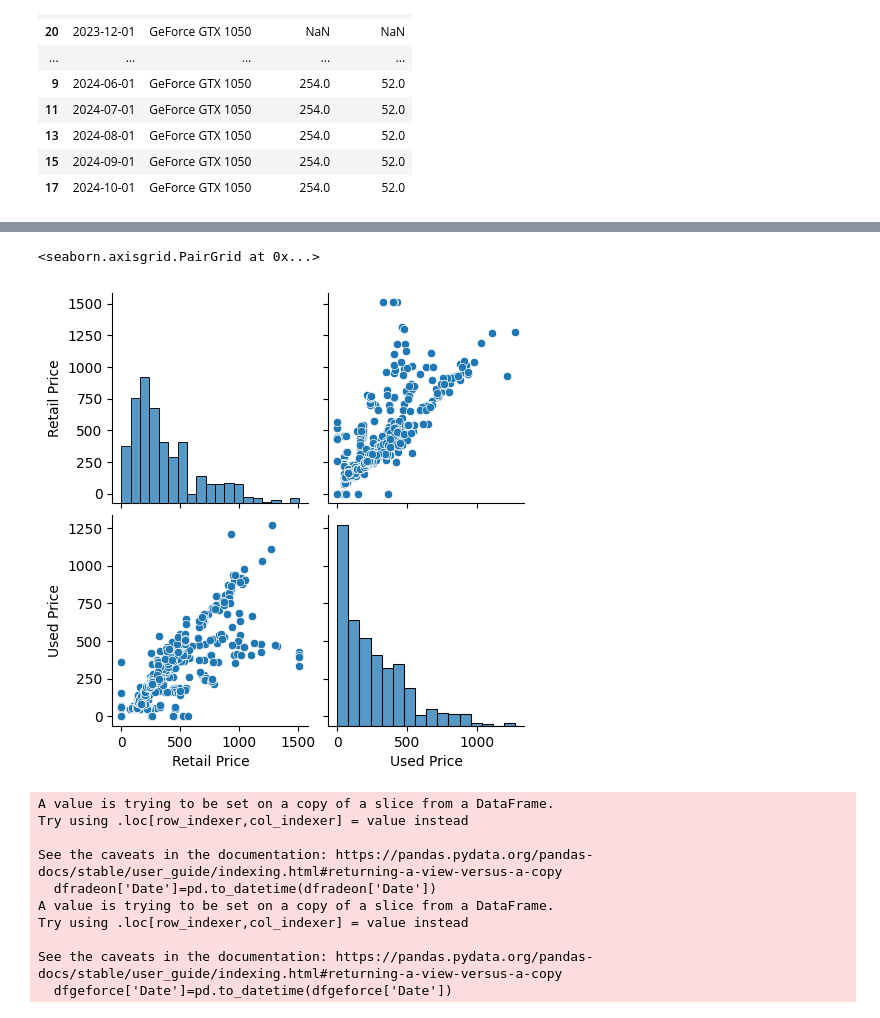
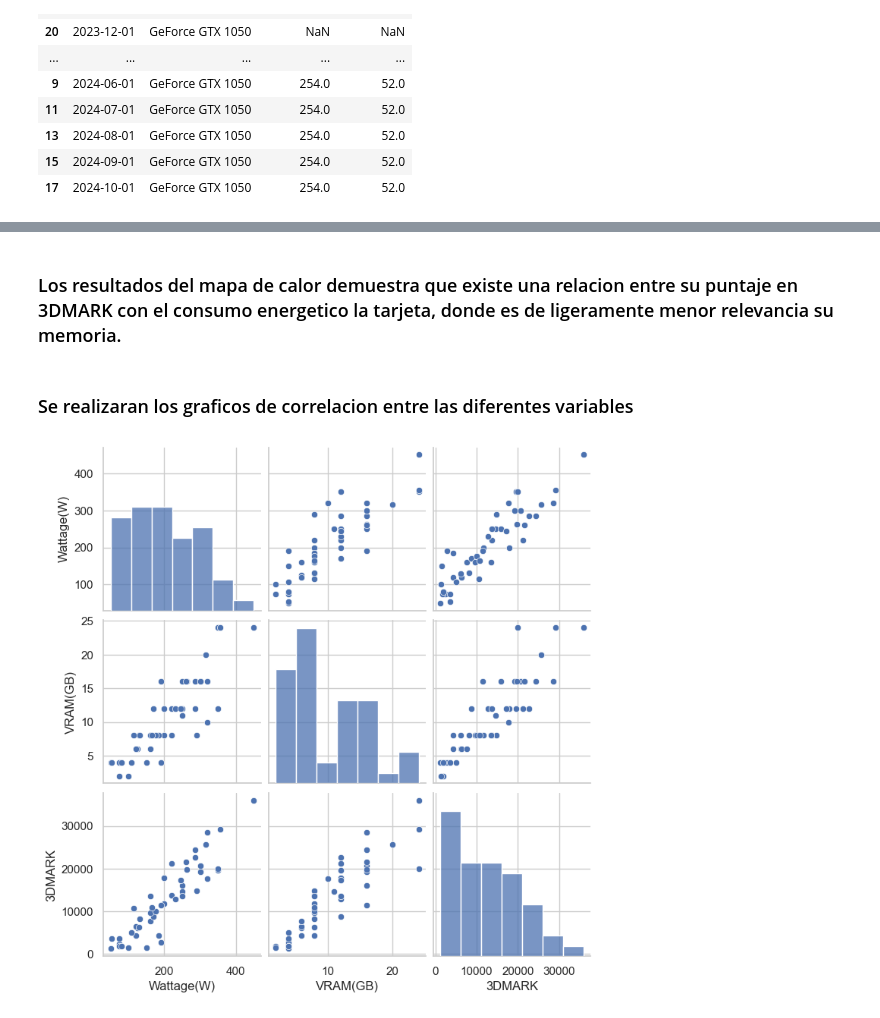
Before and after one commit to Jesus1Salas/EDA-AMDvsNVD, a Jupyter notebook: EDA.ipynb, the cells around one changed output, grey strips where cells are left out. Drawn from its saved outputs; the diff is of its cells as text; code cells hidden in the pictures.

Commit message:
Analisis de variables del dataframe de metadatos

```diff
--- a/EDA.ipynb
+++ b/EDA.ipynb
@@ -317,0 +412,2 @@ dfgeforce=df2[df2['Name'].str.contains('GeForce')]
+# %%
+df=df.rename(columns={"Wattage":"Wattage(W)","VRAM":"VRAM(GB)"}) # Cambio en los nombres de las columnas
@@ -318 +416,4 @@ dfgeforce=df2[df2['Name'].str.contains('GeForce')]
+# %%
+df["Wattage(W)"] = df["Wattage(W)"].str.replace("W", "").astype(int)
+df["VRAM(GB)"] = df["VRAM(GB)"].str.replace("GB", "").astype(int)
 # %%
@@ -346,0 +435,5 @@ sns.boxenplot(x='Name', y='Retail Price', data=dfradeon)
+# %%
+df_tarjetas=df.set_index("Name") #se convierte el nombre de la tarjeta a indice
+corr=df_tarjetas.corr()#obtenemos la correlacion de las columnas numericas
+sns.heatmap(corr, annot=True, cmap="viridis")
+plt.show()
@@ -347,19 +442,9 @@ sns.boxenplot(x='Name', y='Retail Price', data=dfradeon)
+# %% [markdown]
+### Los resultados del mapa de calor demuestra que existe una relacion entre su puntaje en 3DMARK con el consumo energetico la tarjeta, donde es de ligeramente menor relevancia su memoria.
+# %% [markdown]
+### Se realizaran los graficos de correlacion entre las diferentes variables
 # %%
-sns.pairplot(dfradeon)
+sns.pairplot(df)
+plt.show()
 # %% [output]
-<seaborn.axisgrid.PairGrid at 0x...>
-[figure, old version]
+[figure, new version]
-# %%
-dfradeon['Date']=pd.to_datetime(dfradeon['Date'])
-dfgeforce['Date']=pd.to_datetime(dfgeforce['Date'])
-# %% [output]
-A value is trying to be set on a copy of a slice from a DataFrame.
-Try using .loc[row_indexer,col_indexer] = value instead
-
-See the caveats in the documentation: https://pandas.pydata.org/pandas-docs/stable/user_guide/indexing.html#returning-a-view-versus-a-copy
-  dfradeon['Date']=pd.to_datetime(dfradeon['Date'])
-A value is trying to be set on a copy of a slice from a DataFrame.
-Try using .loc[row_indexer,col_indexer] = value instead
-
-See the caveats in the documentation: https://pandas.pydata.org/pandas-docs/stable/user_guide/indexing.html#returning-a-view-versus-a-copy
-  dfgeforce['Date']=pd.to_datetime(dfgeforce['Date'])
```
Also changed, not shown: parts of 36 cells of this notebook.
